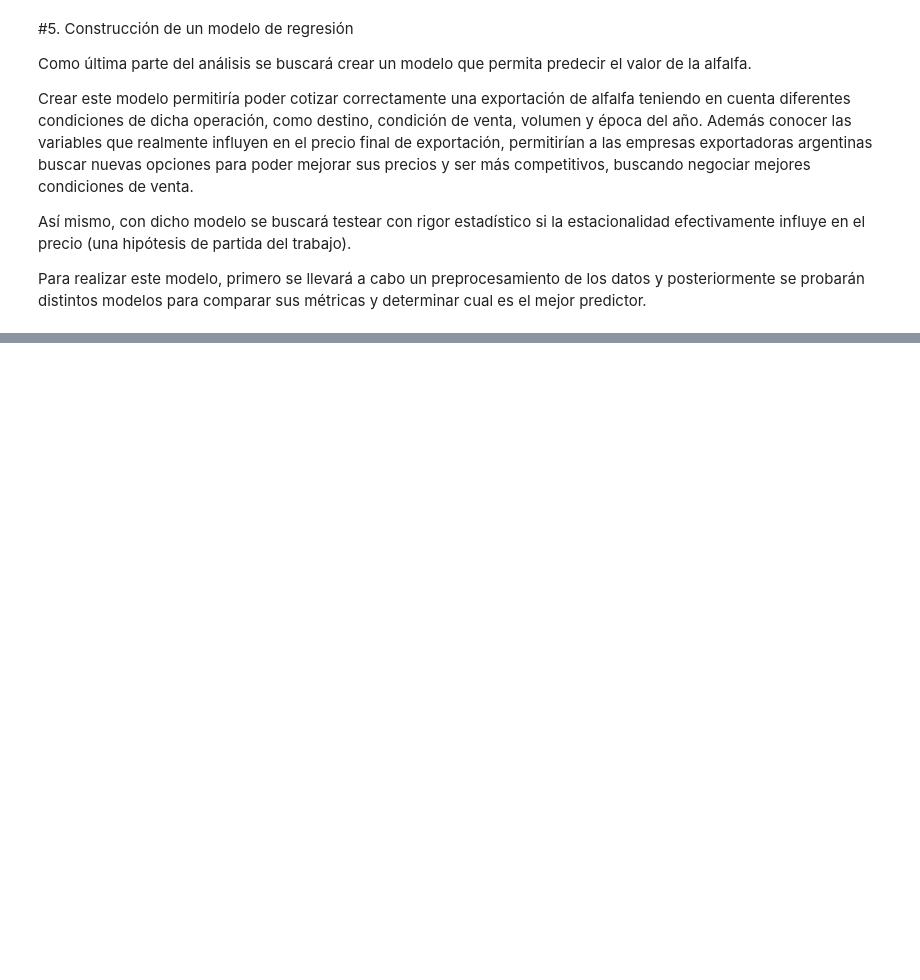
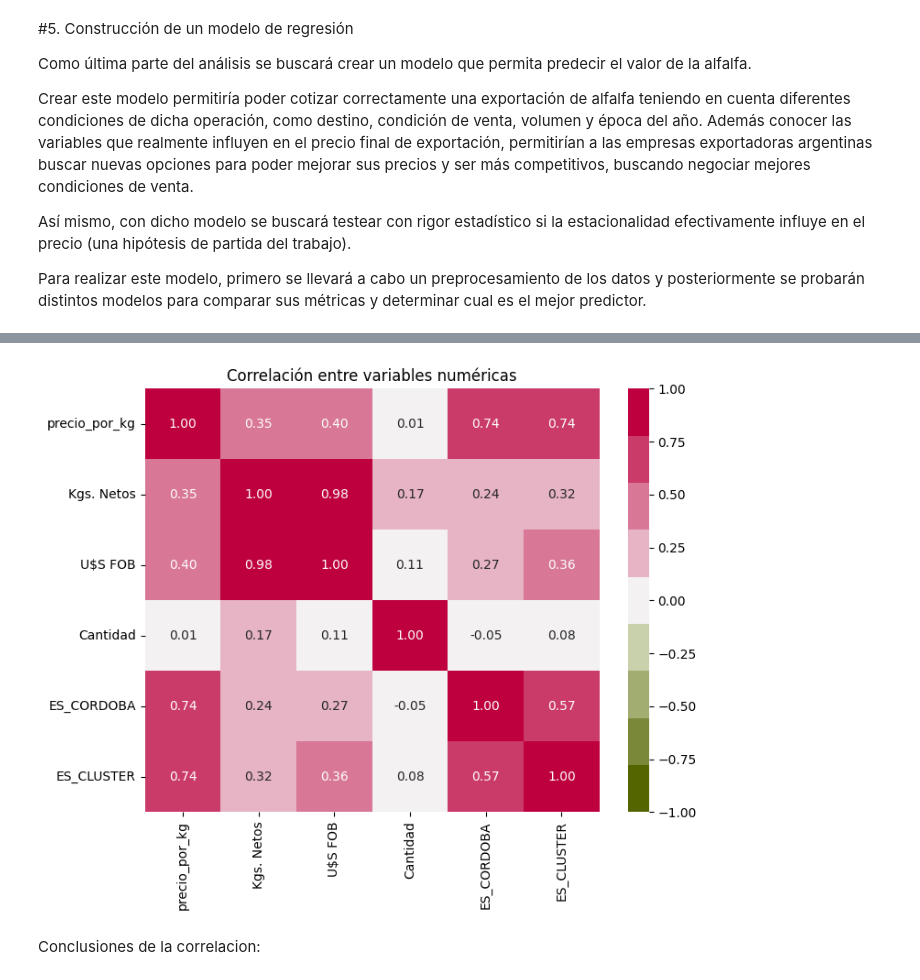
Before and after one commit to Renata-Bilotti/Hackatho-Grupo-4, a Jupyter notebook: Hacathon_Grupo_4_Mercado_de_Alfalfa.ipynb, the cells around one changed output, grey strips where cells are left out. Cells and saved outputs as stored; diff of their text form; code cells hidden in the pictures; blank space fills up the shorter version.

```diff
--- a/Hacathon_Grupo_4_Mercado_de_Alfalfa.ipynb
+++ b/Hacathon_Grupo_4_Mercado_de_Alfalfa.ipynb
@@ -1203,0 +1375,4 @@ Para realizar este modelo, primero se llevará a cabo un preprocesamiento de los
+# %%
+df['ES_CORDOBA'] = df['ES CÓRDOBA?'].map({'SI': 1, 'NO': 0})
+df['ES_CLUSTER'] = df['ES CLÚSTER?'].map({'SI': 1, 'NO': 0})
+df[['ES CÓRDOBA?', 'ES_CORDOBA', 'ES CLÚSTER?', 'ES_CLUSTER']].head()
@@ -1203,0 +1390,4 @@ Para realizar este modelo, primero se llevará a cabo un preprocesamiento de los
+# %%
+correlacion = ['precio_por_kg', 'Kgs. Netos', 'U$S FOB', 'Cantidad', 'ES_CORDOBA', 'ES_CLUSTER']
+correlacion = df[correlacion].corr()
+correlacion
@@ -1203,0 +1402,10 @@ Para realizar este modelo, primero se llevará a cabo un preprocesamiento de los
+# %%
+palette = sns.diverging_palette(100, 5, s=100, l=40, n=9)
+plt.figure(figsize=(8,6))
+sns.heatmap(correlacion, annot=True, cmap= palette, vmin=-1, vmax=1, fmt='.2f')
+plt.title('Correlación entre variables numéricas')
+plt.show()
+# %% [output]
+[figure, added]
+# %% [markdown]
+Conclusiones de la correlacion:
```
Also changed, not shown: parts of 22 cells of this notebook.
